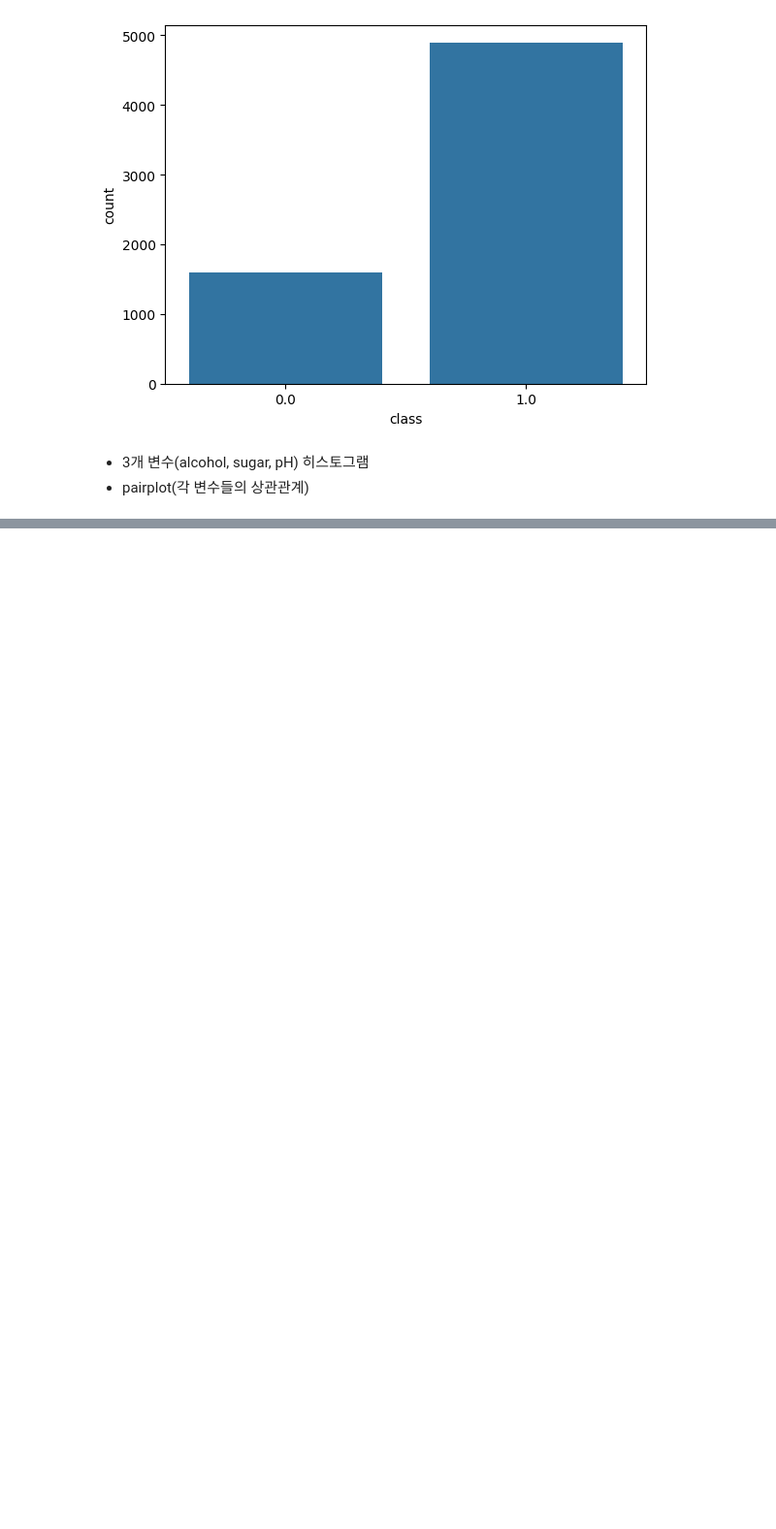
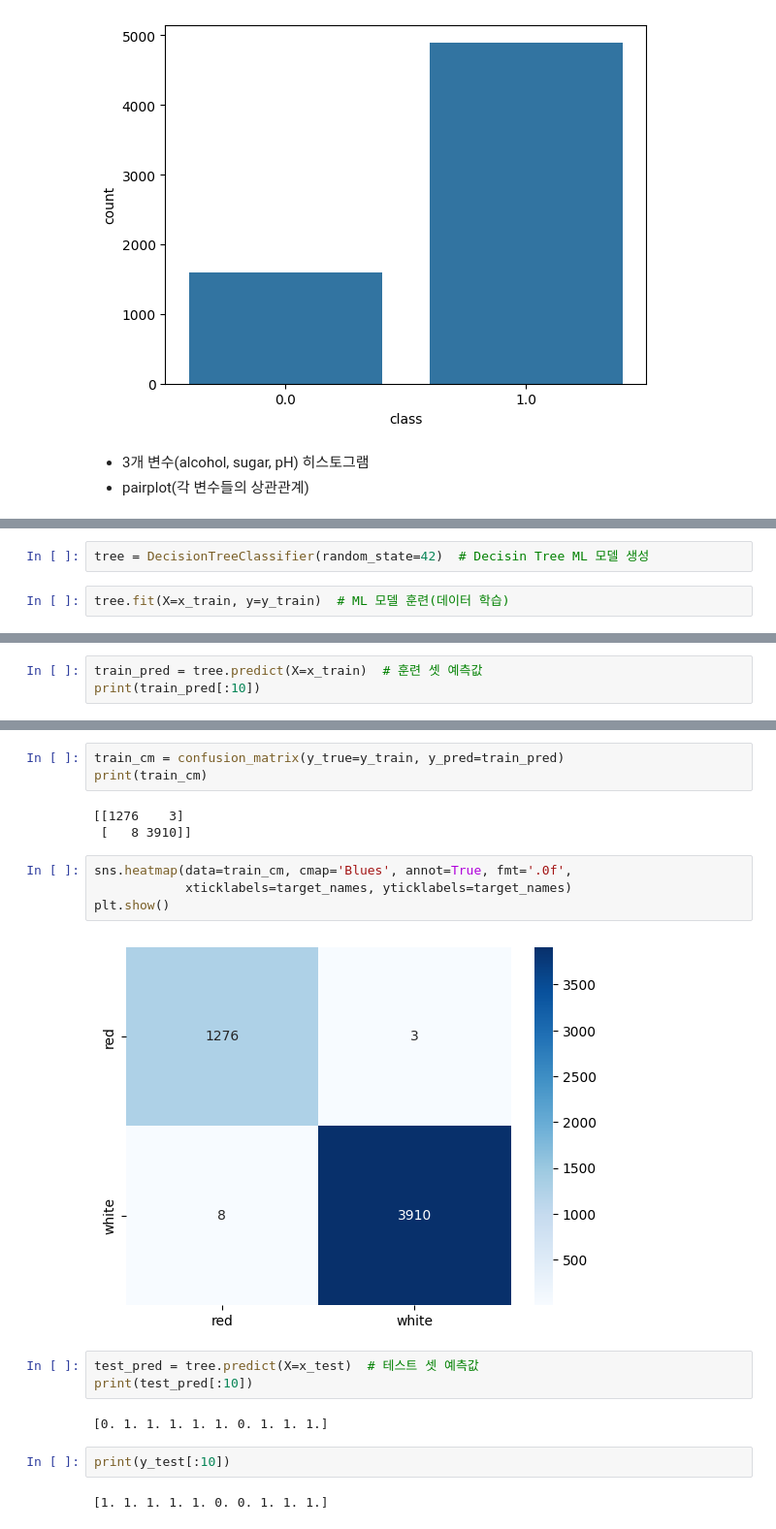
Before and after one commit to JakeOh/202605_BD57, a Jupyter notebook: lab_ml/ml10_tree.ipynb, the cells around one changed output, grey strips where cells are left out. Shown at 97% size. Cells and saved outputs as stored; diff of their text form; blank space fills up the shorter version.

Commit message:
Decision Tree Classifier 모델 훈련, 예측, 평가. Decision Tree 시각화.

```diff
--- a/lab_ml/ml10_tree.ipynb
+++ b/lab_ml/ml10_tree.ipynb
@@ -82,0 +129,4 @@ plt.show()
+# %%
+tree = DecisionTreeClassifier(random_state=42)  # Decisin Tree ML 모델 생성
+# %%
+tree.fit(X=x_train, y=y_train)  # ML 모델 훈련(데이터 학습)
@@ -82,0 +135,3 @@ plt.show()
+# %%
+train_pred = tree.predict(X=x_train)  # 훈련 셋 예측값
+print(train_pred[:10])
@@ -82,0 +156,21 @@ plt.show()
+# %%
+train_cm = confusion_matrix(y_true=y_train, y_pred=train_pred)
+print(train_cm)
+# %% [output]
+[[1276    3]
+ [   8 3910]]
+# %%
+sns.heatmap(data=train_cm, cmap='Blues', annot=True, fmt='.0f',
+            xticklabels=target_names, yticklabels=target_names)
+plt.show()
+# %% [output]
+[figure, added]
+# %%
+test_pred = tree.predict(X=x_test)  # 테스트 셋 예측값
+print(test_pred[:10])
+# %% [output]
+[0. 1. 1. 1. 1. 1. 0. 1. 1. 1.]
+# %%
+print(y_test[:10])
+# %% [output]
+[1. 1. 1. 1. 1. 0. 0. 1. 1. 1.]
```
Also changed, not shown: parts of 22 cells of this notebook.
